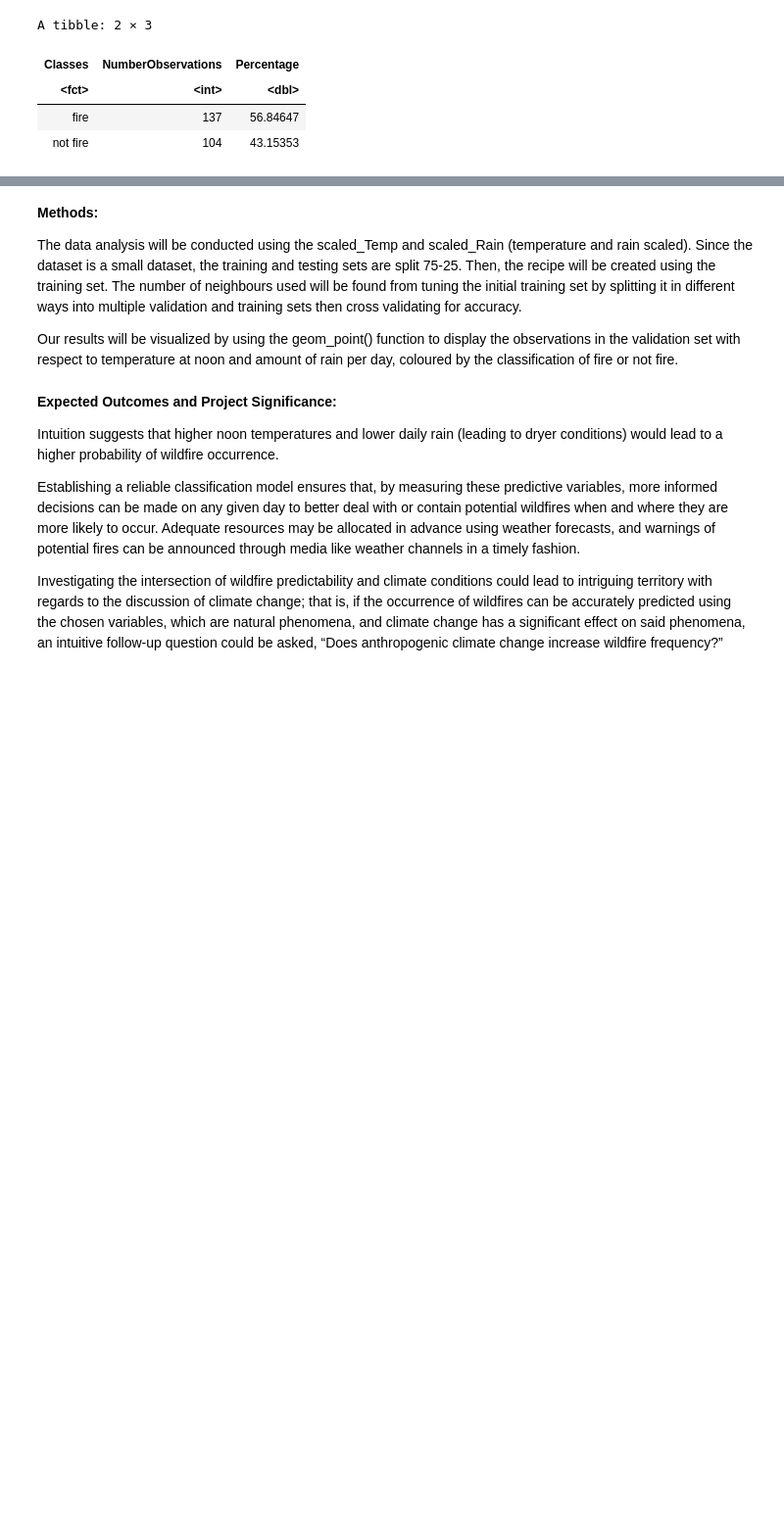
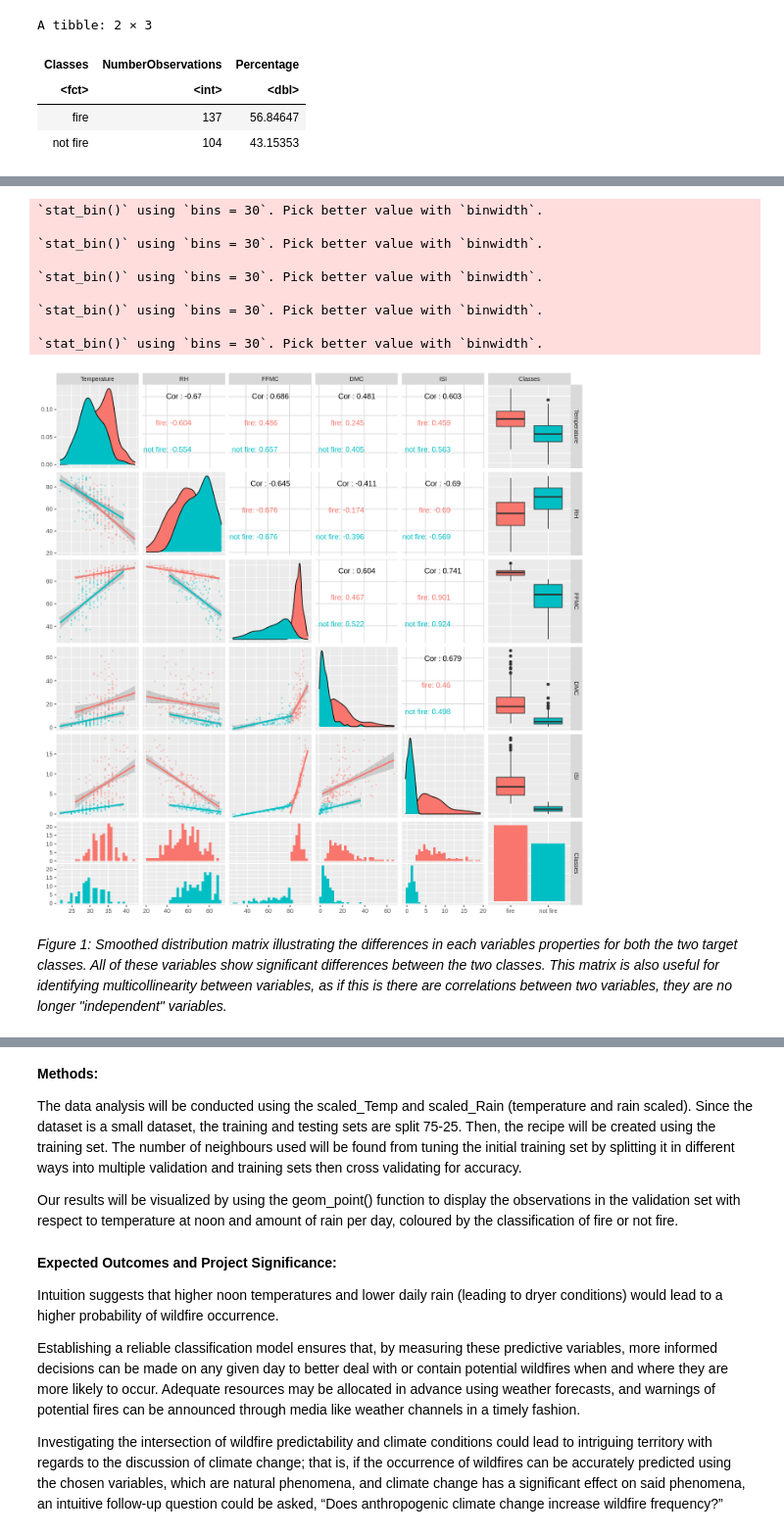
Before and after one commit to deckyblue/DSCI100_Final_Project, a Jupyter notebook: DSCI_project.ipynb, the cells around one changed output, grey strips where cells are left out. Shown: that part at 98% size. Drawn from its saved outputs; the diff is of its cells as text; code cells hidden in the pictures; blank space fills up the shorter version.

Commit message:
ggpairs and predictor variables
Sorted the ggpairs plot and identified reasons for picking the predictor variables (from Alice's feedback).

```diff
--- a/DSCI_project.ipynb
+++ b/DSCI_project.ipynb
@@ -110,3 +134,23 @@ A tibble: 2 × 3
+# %%
+options(repr.plot.width = 11, repr.plot.height = 11)
+forest_fire %>%
+        select(Temperature, RH, FFMC, DMC, ISI, Classes) %>%
+        ggpairs(.,
+               mapping = ggplot2::aes(colour=Classes),
+               lower = list(continuous = wrap("smooth", alpha = 0.3, size=0.5)))
+# %% [output]
+`stat_bin()` using `bins = 30`. Pick better value with `binwidth`.
+
+`stat_bin()` using `bins = 30`. Pick better value with `binwidth`.
+
+`stat_bin()` using `bins = 30`. Pick better value with `binwidth`.
+
+`stat_bin()` using `bins = 30`. Pick better value with `binwidth`.
+
+`stat_bin()` using `bins = 30`. Pick better value with `binwidth`.
+[figure, added]
+# %% [markdown]
+<i>Figure 1: Smoothed distribution matrix illustrating the differences in each variables properties for both the two target classes. All of these variables show significant differences between the two classes. This matrix is also useful for identifying multicollinearity between variables, as if this is there are correlations between two variables, they are no longer "independent" variables. </i>
 # %%
 forest_fire_split <- initial_split(forest_fire, prop = 0.75, strata = Classes)
 forest_fire_train <- training(forest_fire_split)
```
Also changed, not shown: parts of 8 cells of this notebook.
